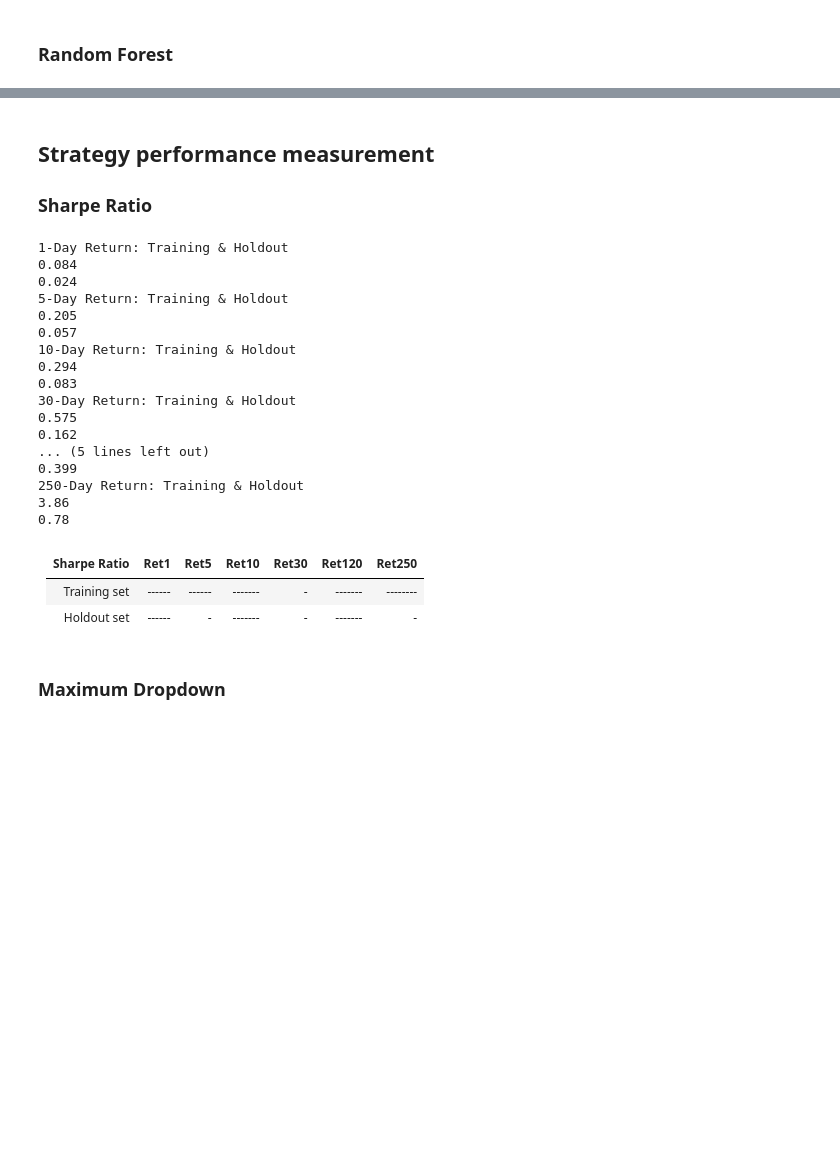
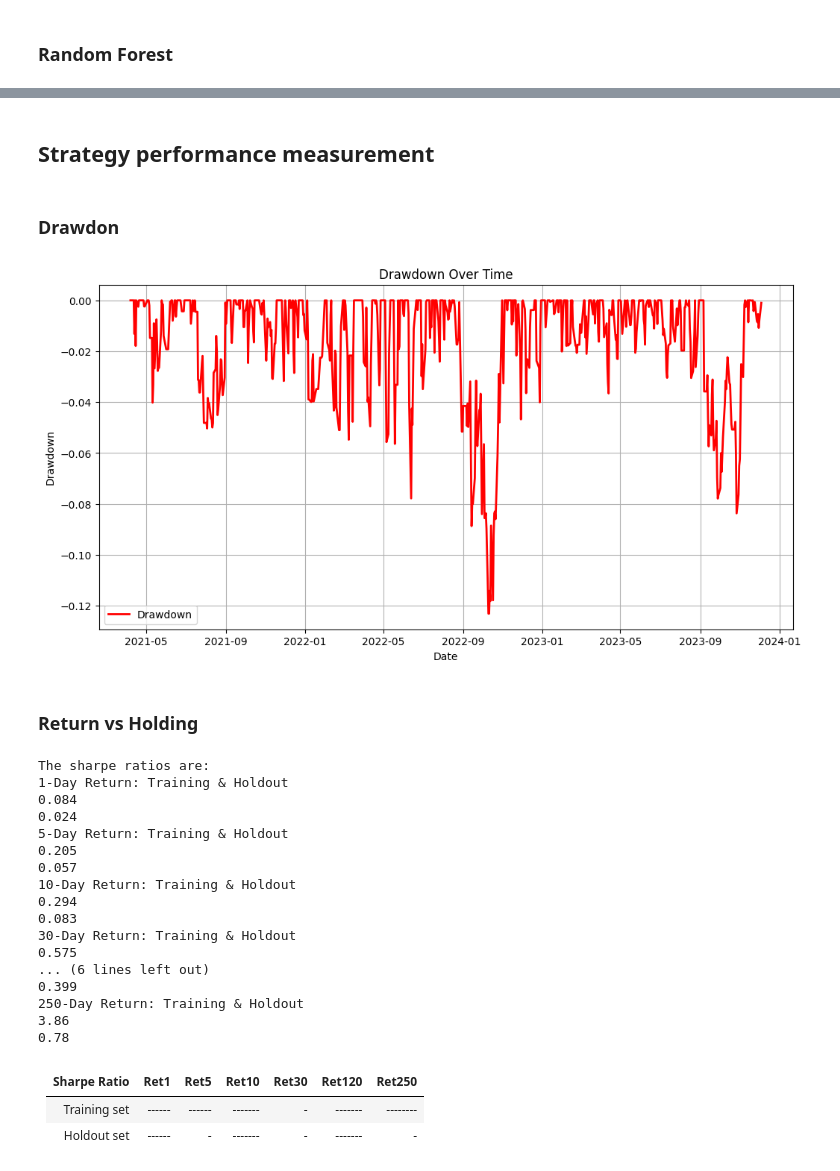
Before and after one commit to ShiweiHe0713/RegressionBased-ESG_Company_Trading, a Jupyter notebook: modeling.ipynb, the cells around one changed output, grey strips where cells are left out. Cells and saved outputs as stored; diff of their text form; code cells hidden in the pictures; blank space fills up the shorter version.

```diff
--- a/modeling.ipynb
+++ b/modeling.ipynb
@@ -212,6 +435,27 @@ df
 # %% [markdown]
 ## Strategy performance measurement
-### Sharpe Ratio
+# %% [markdown]
+### Drawdon
+# %%
+def calculate_drawdown(equity):
+    peak = equity.cummax()
+    drawdown = (equity - peak) / peak
+    return drawdown
+
+pred_df['Drawdown'] = calculate_drawdown(pred_df['Equity'])
+
+plt.figure(figsize=(12, 6))
+plt.plot(pred_df['Date'], pred_df['Drawdown'], label='Drawdown', color='red', linewidth=2)
+plt.xlabel('Date')
+plt.ylabel('Drawdown')
+plt.title('Drawdown Over Time')
+plt.legend()
+plt.grid(True)
+plt.show()
+# %% [output]
+[figure, added]
+# %% [markdown]
+### Return vs Holding
 # %%
 def sharpe_ratio_cal(df, period):
     if period == 30:
@@ -225,11 +469,13 @@ def sharpe_ratio_cal(df, period):
     print(sharpe_ratio)
     return sharpe_ratio
 
+print("The sharpe ratios are:")
 for p in ret_period:
     print(f"{p}-Day Return: Training & Holdout")
     sharpe_ratio_cal(training_set, p)
     sharpe_ratio_cal(holdout_set, p)
 # %% [output]
+The sharpe ratios are:
 1-Day Return: Training & Holdout
 0.084
 0.024
@@ -241,8 +487,7 @@ for p in ret_period:
 0.083
 30-Day Return: Training & Holdout
 0.575
-0.162
-... (5 lines left out)
+... (6 lines left out)
 0.399
 250-Day Return: Training & Holdout
 3.86
@@ -252,5 +497,3 @@ for p in ret_period:
 | ------------|------|------|-------|--------|-------|--------|
 |Training set |------|------|-------|-|-------|--------|
 |Holdout set  |------|- |-------|-|-------|-|
-# %% [markdown]
-### Maximum Dropdown
```
Also changed, not shown: parts of 35 cells of this notebook, 5 other files.
